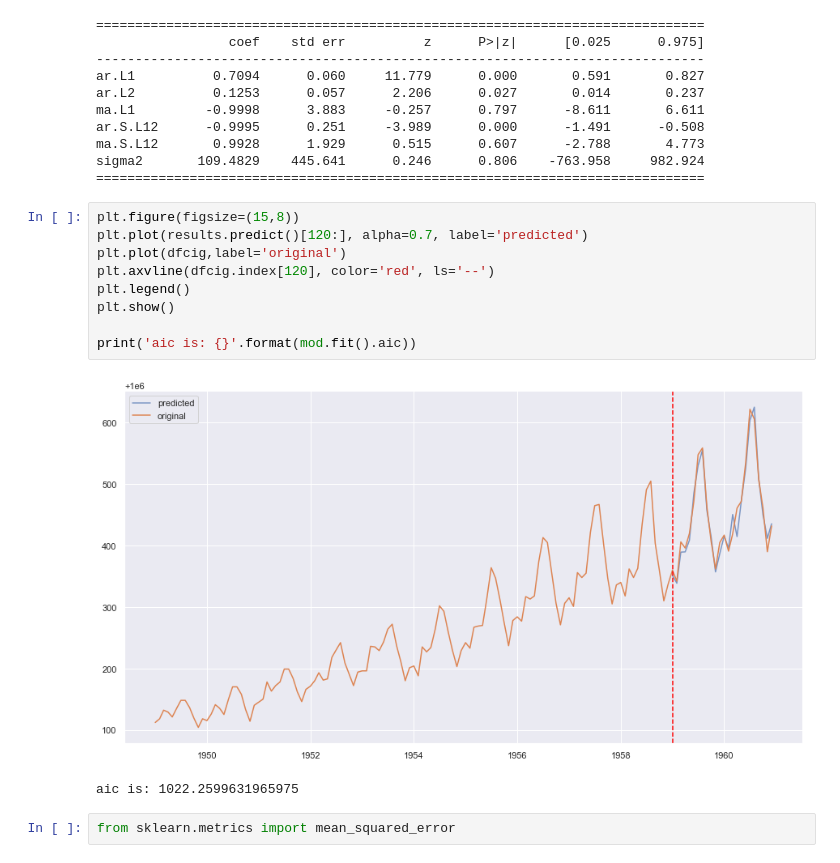
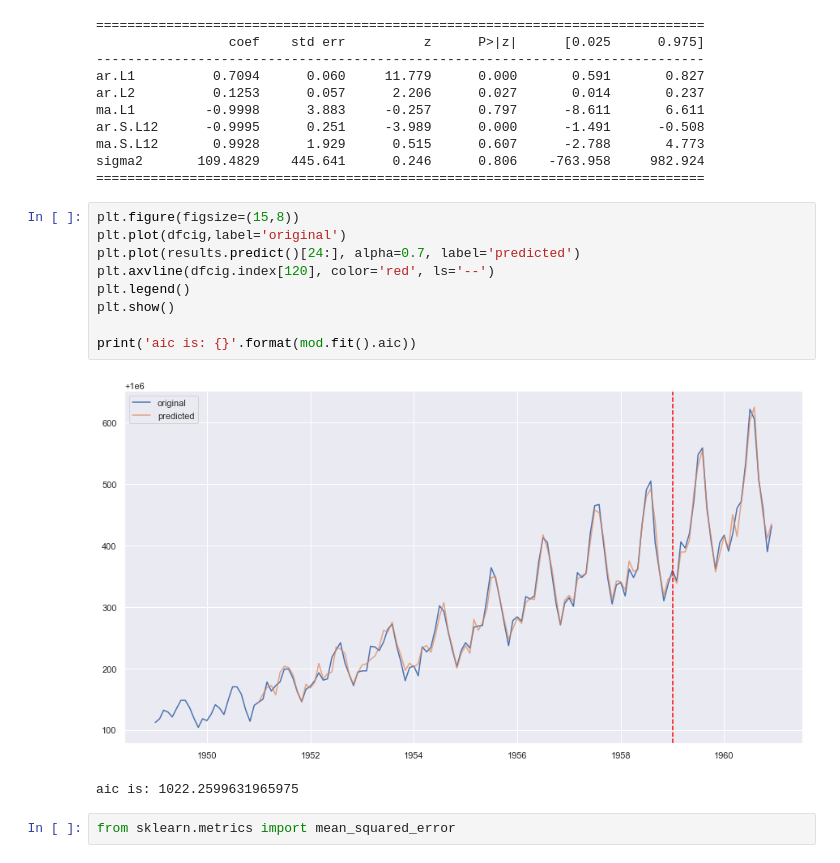
Before and after one commit to yoyo6022/Springboard-hands-on-project, a Jupyter notebook: Cowboys&CigrettesCaseStudy/Cowboy Cigarettes Case Study - Tier 1.ipynb, the cells around one changed output. Cells and saved outputs as stored; diff of their text form.

```diff
--- a/Cowboys&CigrettesCaseStudy/Cowboy Cigarettes Case Study - Tier 1.ipynb
+++ b/Cowboys&CigrettesCaseStudy/Cowboy Cigarettes Case Study - Tier 1.ipynb
@@ -602,15 +602,15 @@ sigma2       109.4829    445.641      0.246      0.806    -763.958     982.924
 ==============================================================================
 # %%
 plt.figure(figsize=(15,8))
-plt.plot(results.predict()[120:], alpha=0.7, label='predicted')
 plt.plot(dfcig,label='original')
+plt.plot(results.predict()[24:], alpha=0.7, label='predicted')
 plt.axvline(dfcig.index[120], color='red', ls='--')
 plt.legend()
 plt.show()
 
 print('aic is: {}'.format(mod.fit().aic))
 # %% [output]
-[figure, old version]
+[figure, new version]
 aic is: 1022.2599631965975
 # %%
 from sklearn.metrics import mean_squared_error
```
